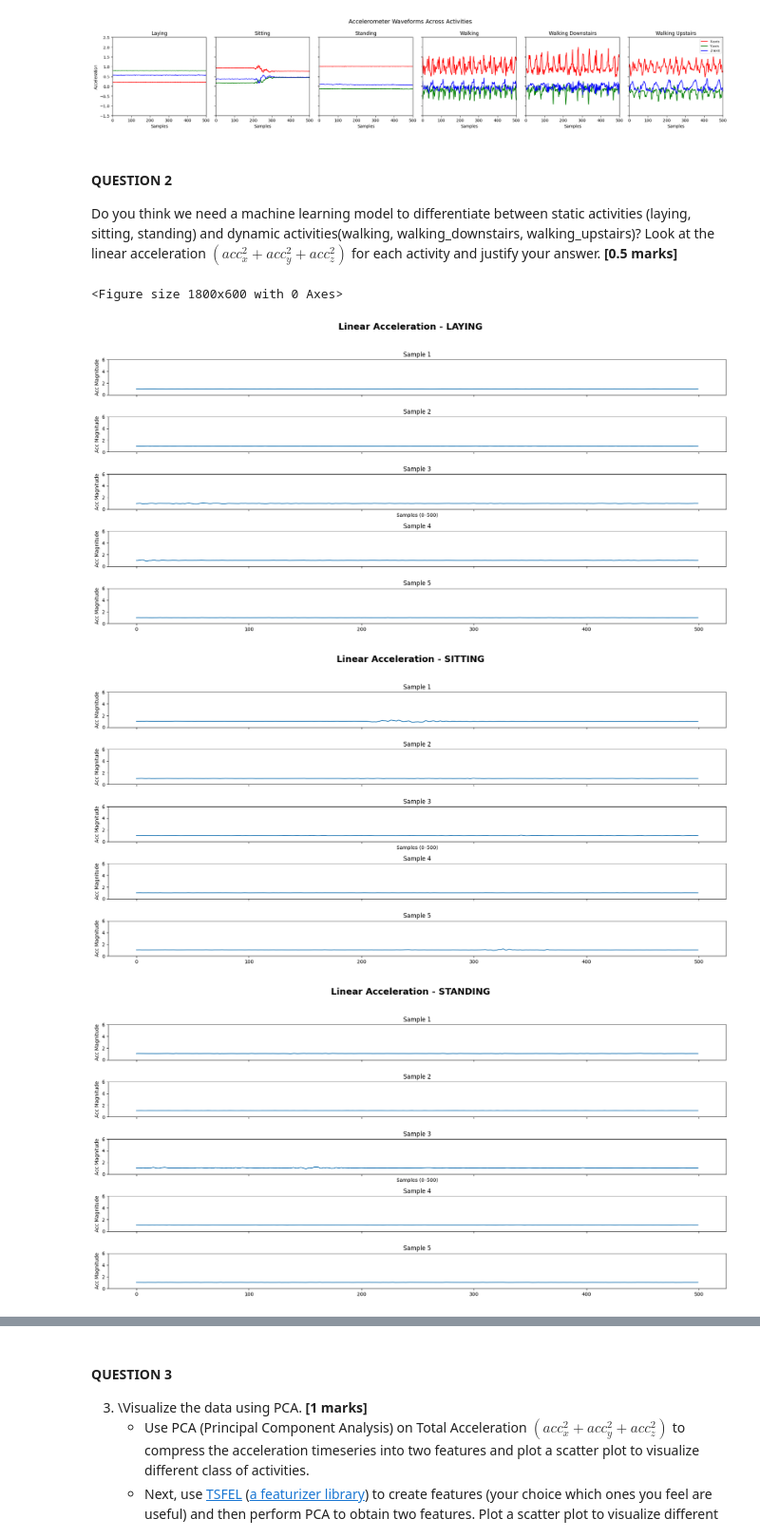
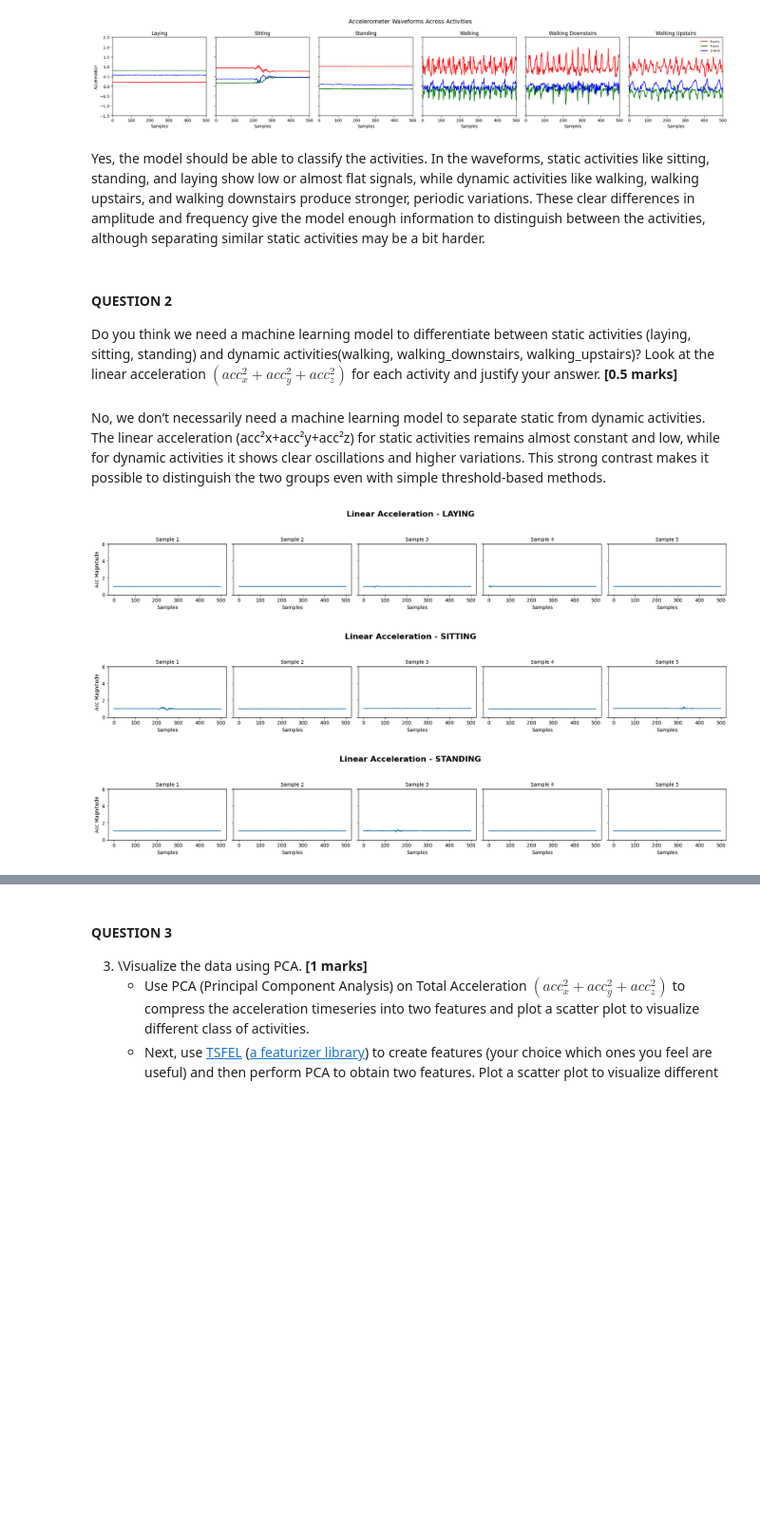
Before and after one commit to Tanushka-Sonde/ES335-assignment-1, a Jupyter notebook: HAR/HAR_task_1.ipynb, the cells around one changed output, grey strips where cells are left out. Shown at 95% size. Drawn from its saved outputs; the diff is of its cells as text; code cells hidden in the pictures; blank space fills up the shorter version.

```diff
--- a/HAR/HAR_task_1.ipynb
+++ b/HAR/HAR_task_1.ipynb
@@ -65,9 +65,13 @@ if __name__ == "__main__":
     plot_activity_signals(files, titles)
 # %% [output]
 [figure]
+# %% [markdown]
+Yes, the model should be able to classify the activities. In the waveforms, static activities like sitting, standing, and laying show low or almost flat signals, while dynamic activities like walking, walking upstairs, and walking downstairs produce stronger, periodic variations. These clear differences in amplitude and frequency give the model enough information to distinguish between the activities, although separating similar static activities may be a bit harder.
 # %% [markdown]
 #### QUESTION 2
 Do you think we need a machine learning model to differentiate between static activities (laying, sitting, standing) and dynamic activities(walking, walking_downstairs, walking_upstairs)? Look at the linear acceleration $(acc_x^2+acc_y^2+acc_z^2)$ for each activity and justify your answer. **[0.5 marks]**
+# %% [markdown]
+No, we don’t necessarily need a machine learning model to separate static from dynamic activities. The linear acceleration (acc²x+acc²y+acc²z) for static activities remains almost constant and low, while for dynamic activities it shows clear oscillations and higher variations. This strong contrast makes it possible to distinguish the two groups even with simple threshold-based methods.
 # %%
 import os
 import pandas as pd
@@ -86,45 +90,42 @@ def choose_activity_files(base_dir, samples_per_activity=3):
         files = [os.path.join(folder, f) for f in os.listdir(folder) if f.endswith(".csv")]
         selected.extend(files[:samples_per_activity])   # pick first N files
     return selected
 
 
 def plot_linear_acceleration(file_list):
     """
     Computes and plots the linear acceleration magnitude for chosen samples.
     """
-
-    plt.figure(figsize=(18, 6))
     for idx, activity in enumerate(ACTIVITIES):
-        # Prepare 3 vertically stacked subplots for each activity
-        fig, axes = plt.subplots(5, 1, figsize=(18, 9), sharex=True, sharey=True)
-        fig.suptitle(f"Linear Acceleration - {activity}", fontsize=18, fontweight="bold")
+        # Create 1 row, 5 columns for each activity
+        fig, axes = plt.subplots(1, 5, figsize=(18, 3), sharey=True)
+        fig.suptitle(f"Linear Acceleration - {activity}", fontsize=16, fontweight="bold")
 
         for j in range(5):
             # Load one CSV file, keep first 500 rows
             df = pd.read_csv(file_list[idx*5 + j]).iloc[:500, :]
 
             # Compute magnitude of acceleration vector
             acc_mag = df["accx"]**2 + df["accy"]**2 + df["accz"]**2
 
-            # Plot
+            # Plot each sample
             axes[j].plot(acc_mag)
-            axes[j].set_title(f"Sample {j+1}", fontsize=12)
+            axes[j].set_title(f"Sample {j+1}", fontsize=10)
             axes[j].set_ylim([0, 6])
-            axes[j].set_ylabel("Acc Magnitude")
-            if j == 2:
-                axes[j].set_xlabel("Samples (0–500)")
+            if j == 0:
+                axes[j].set_ylabel("Acc Magnitude")
+            axes[j].set_xlabel("Samples")
 
-        plt.tight_layout(rect=[0, 0, 1, 0.95])
+        plt.tight_layout(rect=[0, 0, 1, 0.9])
         plt.show()
 
 
 # ---------- MAIN ----------
 if __name__ == "__main__":
     dataset_dir = os.path.join("human+activity+recognition+using+smartphones","UCI HAR Dataset","Combined", "Train")
     chosen_files = choose_activity_files(dataset_dir, samples_per_activity=5)
     plot_linear_acceleration(chosen_files)
 # %% [output]
-<Figure size 1800x600 with 0 Axes>
-[figure, old version]
+[figure, new version]
-[figure, old version]
+[figure, new version]
-[figure, old version]
+[figure, new version]
```
Also changed, not shown: parts of 11 cells of this notebook, 1 other file.
